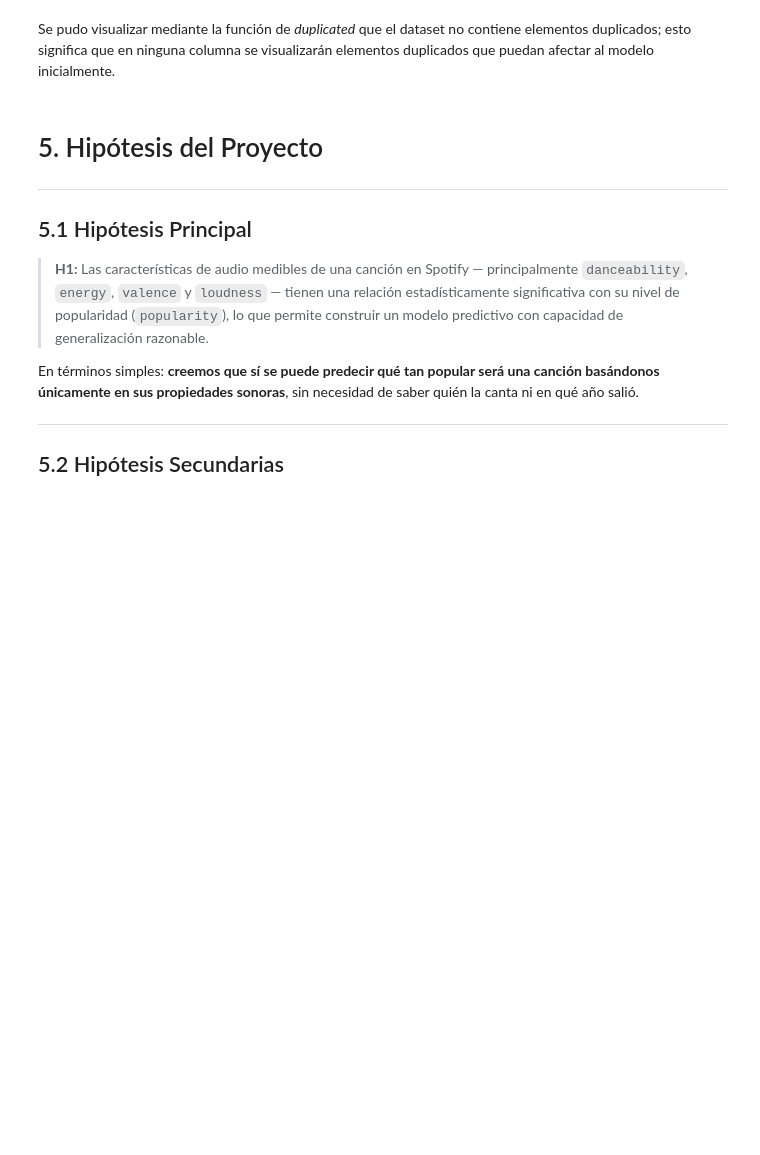
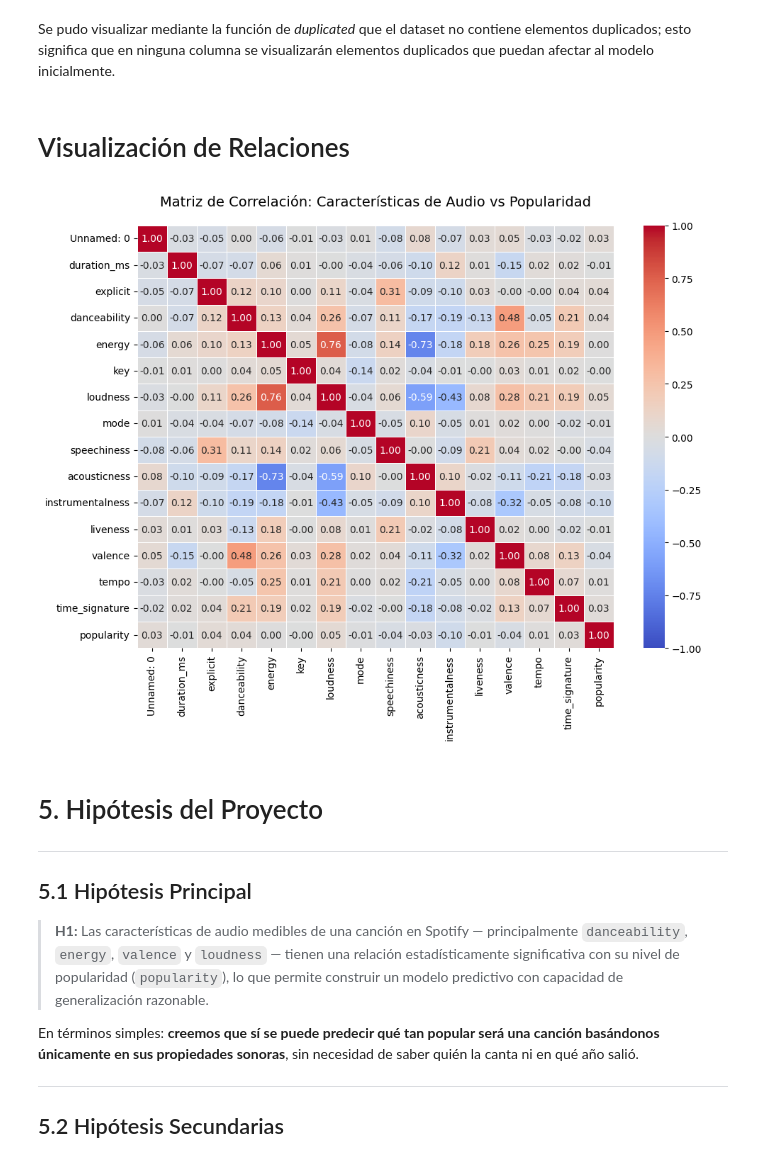
Before and after one commit to CtrlAltBryan/spotify-uide, a Jupyter notebook: notebooks/spotify_analysis.ipynb, the cells around one changed output. Cells and saved outputs as stored; diff of their text form; code cells hidden in the pictures; blank space fills up the shorter version.

```diff
--- a/notebooks/spotify_analysis.ipynb
+++ b/notebooks/spotify_analysis.ipynb
@@ -29,9 +40,5 @@ Kaggle token cargado correctamente.
 # %%
-df = kagglehub.dataset_load(
-    KaggleDatasetAdapter.PANDAS,
-    "maharshipandya/-spotify-tracks-dataset",
-    "dataset.csv"
-)
+df = pd.read_csv("./data/dataset.csv")
 
 df.head()
 # %% [output]
@@ -109,6 +114,39 @@ Cantidad de duplicados en el dataset:
 0
 # %% [markdown]
 Se pudo visualizar mediante la función de *duplicated* que el dataset no contiene elementos duplicados; esto significa que en ninguna columna se visualizarán elementos duplicados que puedan afectar al modelo inicialmente.
+# %% [markdown]
+# Visualización de Relaciones
+# %%
+# 1. Matriz de Correlación
+plt.figure(figsize=(10, 8))
+
+# Esta es la lista de las features que deseamos comparar con la feature objetivo
+features_list : list = [
+    'Unnamed: 0', 'duration_ms', 'explicit', 'danceability', 'energy',
+    'key', 'loudness', 'mode', 'speechiness', 'acousticness',
+    'instrumentalness', 'liveness', 'valence',
+    'tempo', 'time_signature'
+]
+
+# Calculamos la correlación de las features + el target
+columnas_analisis = features_list + ['popularity']
+matriz_corr = df_cleaned[columnas_analisis].corr()
+
+# Creamos el mapa de calor
+sns.heatmap(
+    matriz_corr,
+    annot=True,          # Muestra los números dentro de cada celda
+    cmap="coolwarm",     # Escala de colores (azul negativo, rojo positivo)
+    fmt=".2f",           # Redondea a 2 decimales
+    linewidths=0.5,      # Separa las celdas con una línea delgada
+    vmin=-1, vmax=1      # Forzar los límites de la escala
+)
+
+plt.title("Matriz de Correlación: Características de Audio vs Popularidad", fontsize=14, pad=20)
+plt.tight_layout()
+plt.show()
+# %% [output]
+[figure, added]
 # %% [markdown]
 # 5. Hipótesis del Proyecto
 
```
Also changed, not shown: parts of 5 cells of this notebook, 4 other files.
